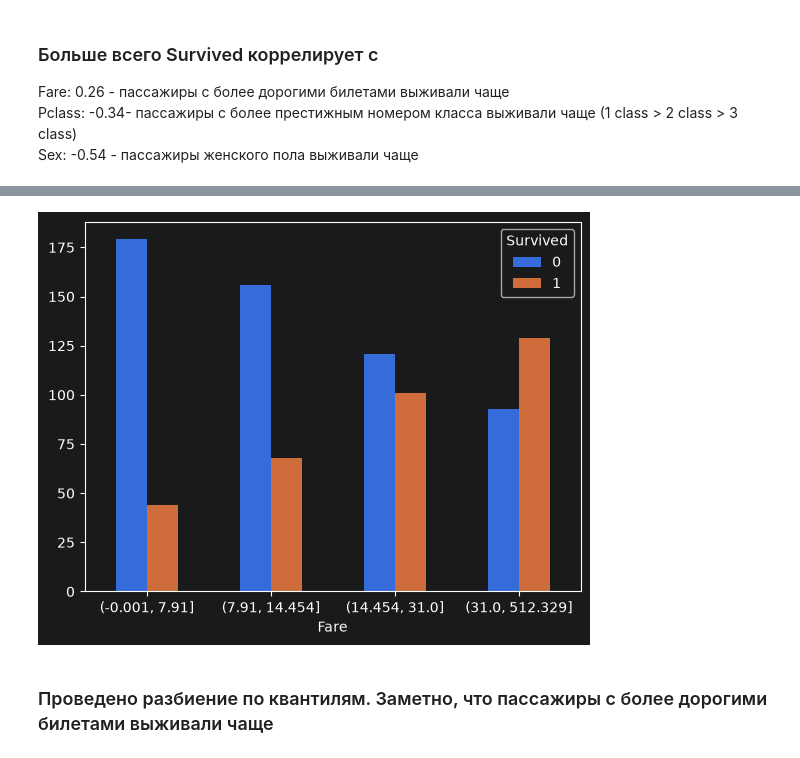
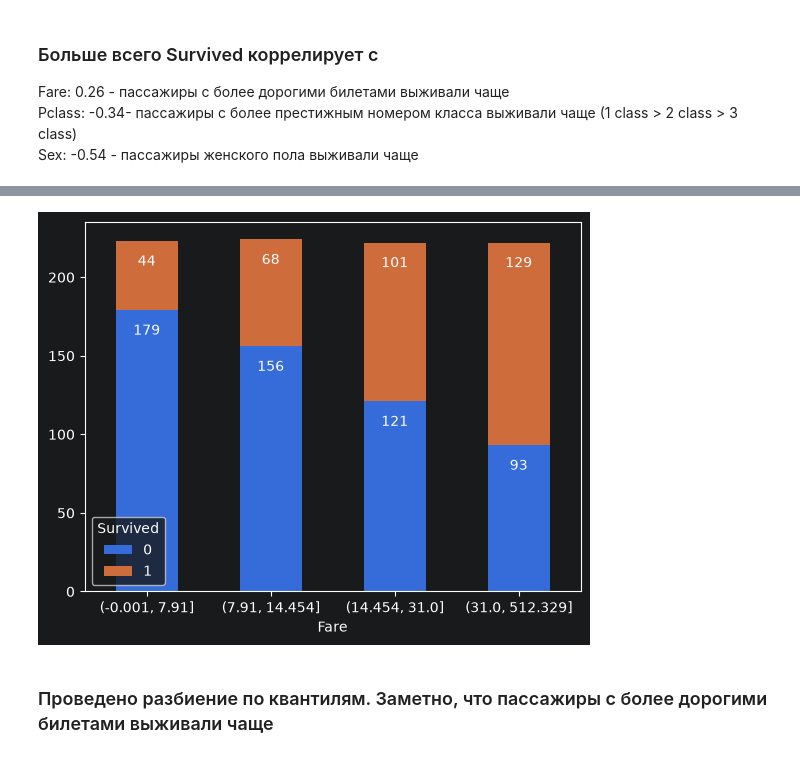
Before and after one commit to wozziwork/Kaggle_Titanik_solution, a Jupyter notebook: EDA_Titanik.ipynb, the cells around one changed output, grey strips where cells are left out. Cells and saved outputs as stored; diff of their text form; code cells hidden in the pictures.

```diff
--- a/EDA_Titanik.ipynb
+++ b/EDA_Titanik.ipynb
@@ -195,10 +337,12 @@ plt.show()
 # %%
 fare_groups = pd.qcut(train['Fare'],4)
 counts = pd.crosstab(fare_groups, train['Survived'])
-counts.sort_index().plot.bar()
+ax = counts.sort_index().plot.bar(stacked=True)
+ax.bar_label(ax.containers[0], padding=-20)
+ax.bar_label(ax.containers[1], padding=-20)
 plt.xticks(rotation=0)
 plt.show()
 # %% [output]
-[figure, old version]
+[figure, new version]
 # %% [markdown]
 ### Проведено разбиение по квантилям. Заметно, что пассажиры с более дорогими билетами выживали чаще
```
Also changed, not shown: parts of 61 cells of this notebook.
